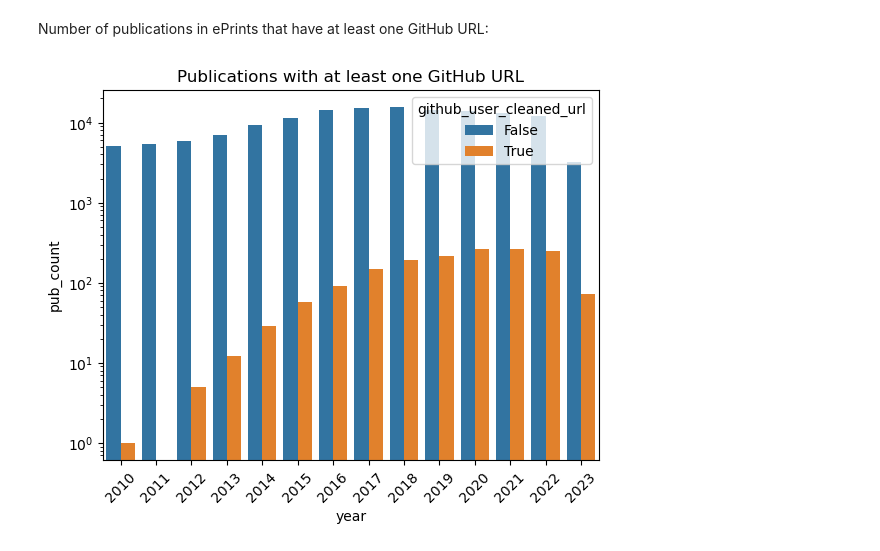
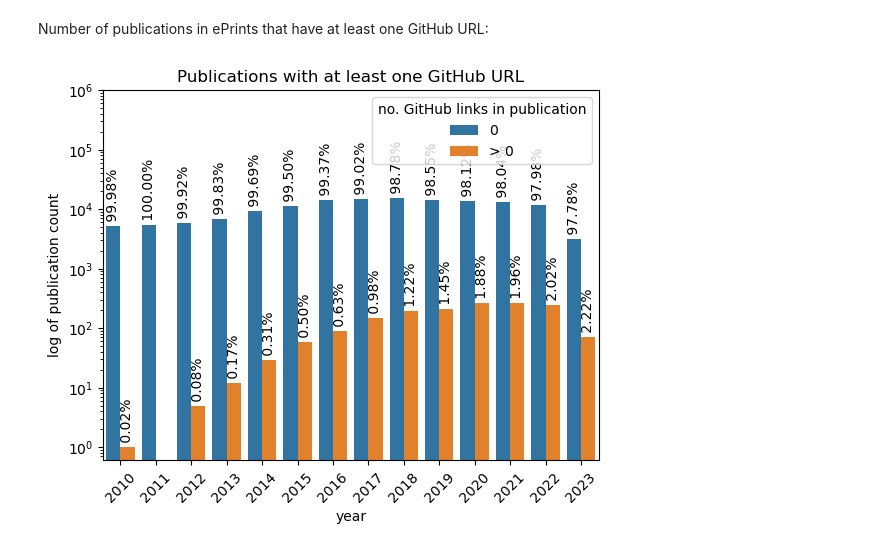
Before and after one commit to softwaresaved/rse-repo-analysis, a Jupyter notebook: analysis/eprints.ipynb, the cells around one changed output. Saved outputs shown, nothing was run; the diff lists cells and outputs as text; code cells hidden in the pictures.

```diff
--- a/analysis/eprints.ipynb
+++ b/analysis/eprints.ipynb
@@ -69,7 +69,7 @@ plt.savefig("../data/analysis/overall/github_in_eprints.png")
 # %% [markdown]
 Average number of GitHub URLs in an ePrints publication:
 # %%
-urls_per_publication = df.groupby(["year", "title", "author_for_reference", "pdf_url"])["github_user_cleaned_url"].count()
+urls_per_publication = df.groupby(["year", "title", "author_for_reference", "pdf_url"])["github_user_cleaned_url"].count().rename("url_count")
 urls_per_publication.groupby("year").mean().plot(
     xlabel="year",
     ylabel="mean",
@@ -82,17 +82,35 @@ plt.savefig("../data/analysis/overall/avg_github_in_eprints.png")
 [figure]
 # %% [markdown]
 Number of publications in ePrints that have at least one GitHub URL:
-# %%
-min_one_url = (urls_per_publication > 0).groupby("year").value_counts().rename("pub_count").reset_index()
-ax = sns.barplot(
-    data=min_one_url,
-    x="year",
-    y="pub_count",
-    hue="github_user_cleaned_url",
-)
-ax.set(yscale="log")
-ax.tick_params(axis='x', labelrotation=45)
-plt.title("Publications with at least one GitHub URL")
-plt.savefig("../data/analysis/overall/min_one_github_in_eprints.png")
-# %% [output]
-[figure, removed]
+# %%
+min_one_url = (urls_per_publication > 0).rename("min_one_url").groupby("year").value_counts().rename("pub_count").reset_index()
+min_one_url = min_one_url.set_index(["year", "min_one_url"])
+new_index = pd.MultiIndex.from_product(min_one_url.index.levels)
+min_one_url = min_one_url.reindex(new_index).fillna(0).astype(int)
+min_one_url = min_one_url.merge(min_one_url.groupby("year").pub_count.sum().rename("total_pubs"), left_on="year", right_index=True)
+percentages = min_one_url["pub_count"] / min_one_url["total_pubs"] * 100
+
+#plt.figure(figsize=(6, 9))
+ax = sns.barplot(
+    data=min_one_url.reset_index(),
+    x="year",
+    y="pub_count",
+    hue="min_one_url"
+)
+ax.set(yscale="log", ylabel="log of publication count")
+ax.set_ylim([0, 10**6])
+ax.tick_params(axis='x', labelrotation=45)
+
+ax.bar_label(ax.containers[0], labels=[f" {p:.2f}%" for p in percentages[::2]], rotation=90)
+ax.bar_label(ax.containers[1], labels=[f" {p:.2f}%" for p in percentages[1::2]], rotation=90)
+
+leg = ax.get_legend()
+leg.set_title("no. GitHub links in publication")
+new_labels = ["0", "> 0"]
+for t, l in zip(leg.texts, new_labels):
+    t.set_text(l)
+
+plt.title("Publications with at least one GitHub URL")
+plt.savefig("../data/analysis/overall/min_one_github_in_eprints.png")
+# %% [output]
+[figure, added]
```
Also changed, not shown: parts of 2 cells of this notebook, 2 other files.
